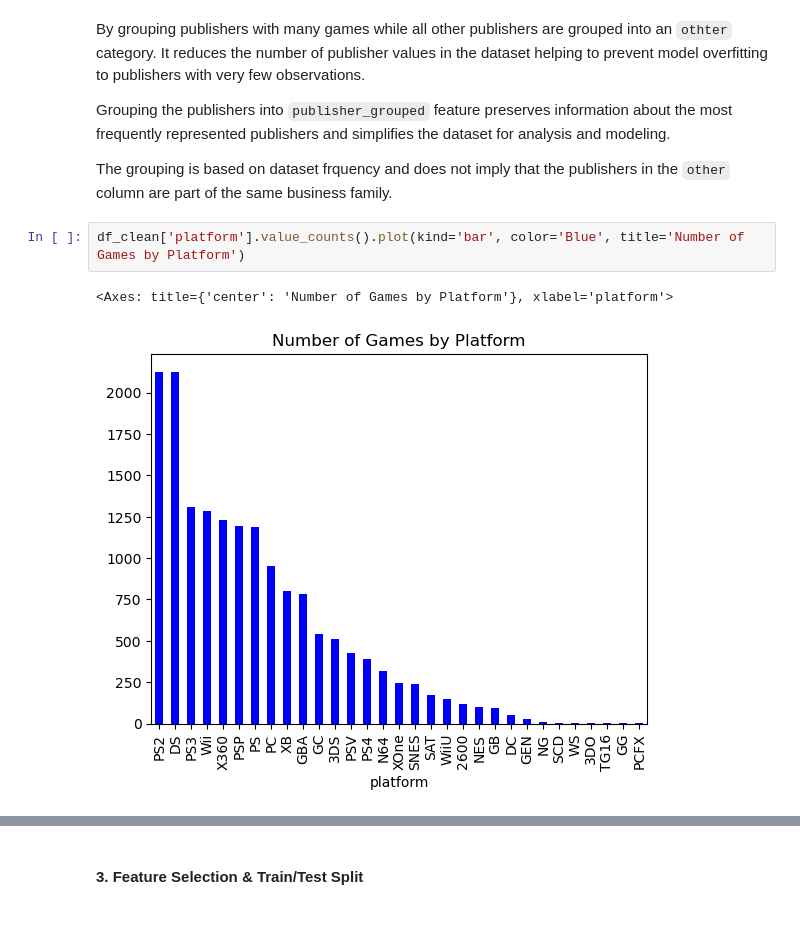
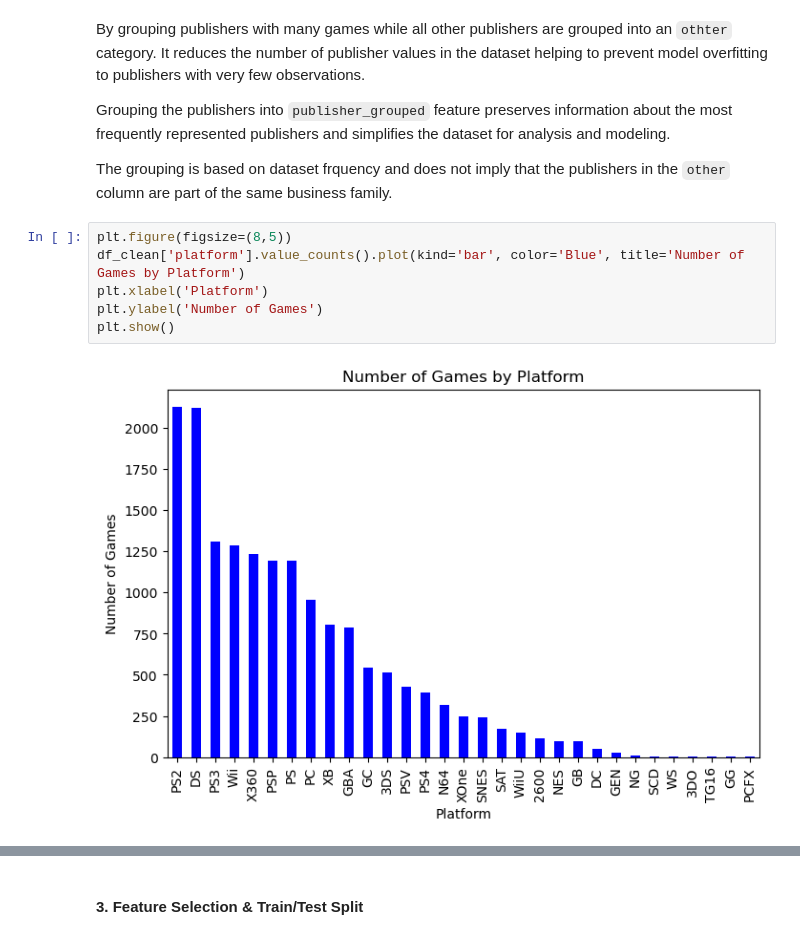
Before and after one commit to Reggi3o/capstone_project, a Jupyter notebook: video_game_report.ipynb, the cells around one changed output, grey strips where cells are left out. Cells and saved outputs as stored; diff of their text form.

```diff
--- a/video_game_report.ipynb
+++ b/video_game_report.ipynb
@@ -195,7 +195,10 @@ Grouping the publishers into `publisher_grouped` feature preserves information a
 
 The grouping is based on dataset frquency and does not imply that the publishers in the `other` column are part of the same business family.
 # %%
+plt.figure(figsize=(8,5))
 df_clean['platform'].value_counts().plot(kind='bar', color='Blue', title='Number of Games by Platform')
+plt.xlabel('Platform')
+plt.ylabel('Number of Games')
+plt.show()
 # %% [output]
-<Axes: title={'center': 'Number of Games by Platform'}, xlabel='platform'>
-[figure, old version]
+[figure, new version]
```
Also changed, not shown: parts of 5 cells of this notebook.
